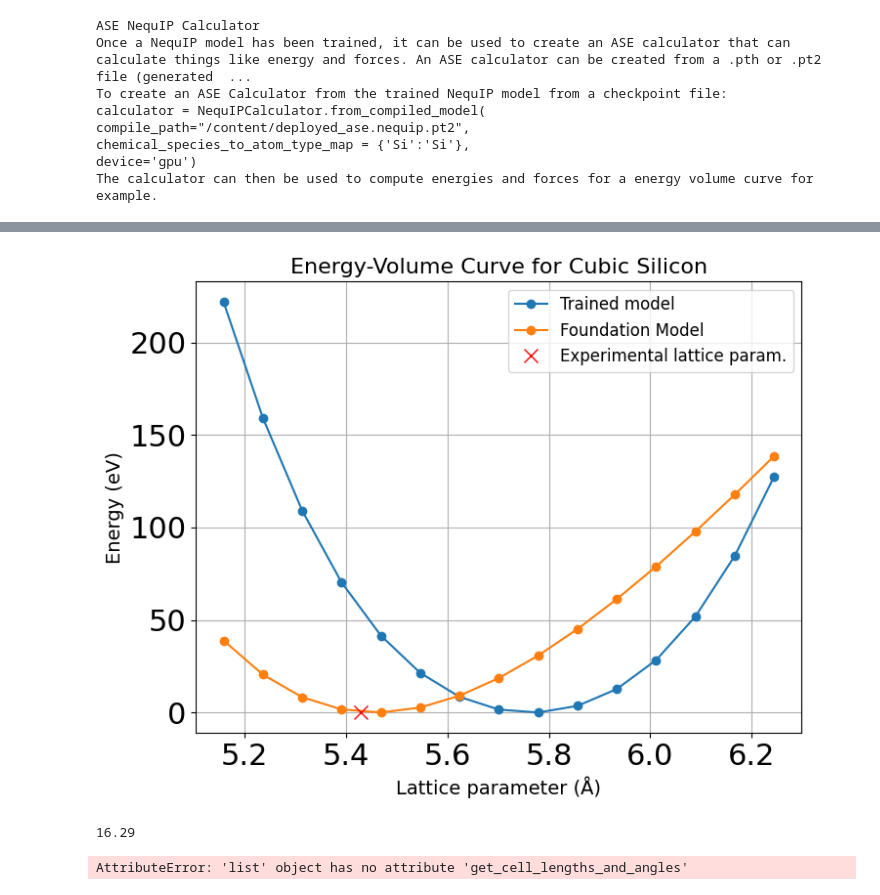
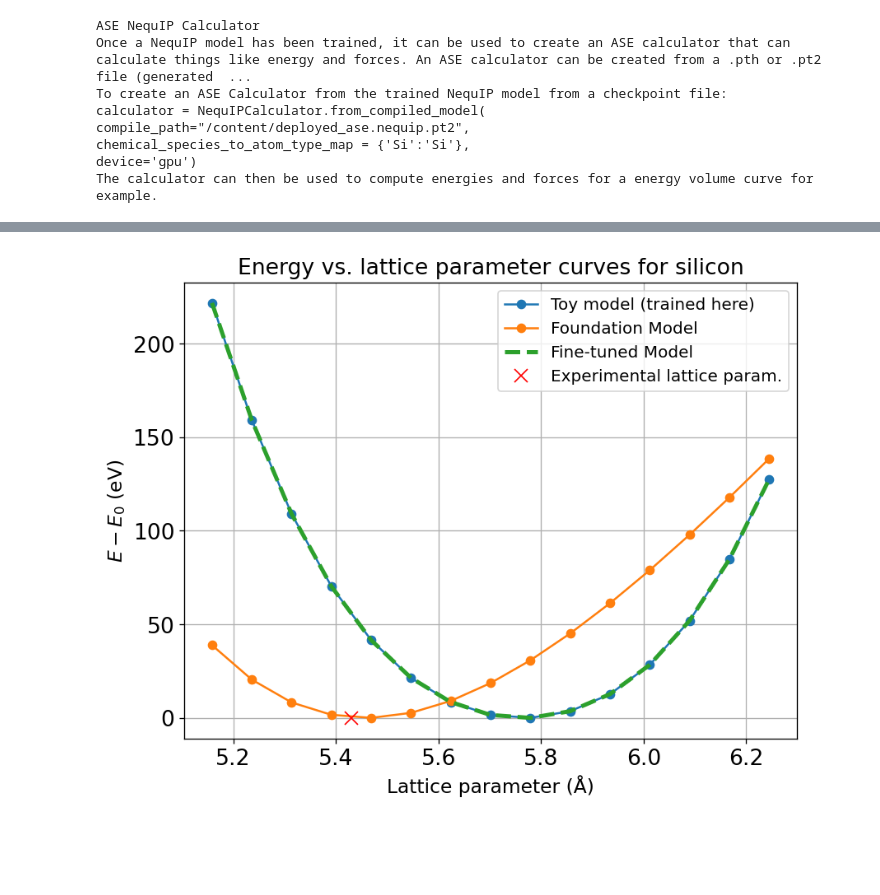
Before and after one commit to mir-group/nequip-tutorial, a Jupyter notebook: NequIP_Tutorial.ipynb, the cells around one changed output, grey strips where cells are left out. Drawn from its saved outputs; the diff is of its cells as text; code cells hidden in the pictures; blank space fills up the shorter version.

Commit message:
updates on fine-tuning

```diff
--- a/NequIP_Tutorial.ipynb
+++ b/NequIP_Tutorial.ipynb
@@ -727,0 +797,4 @@ plt.show()
+# %%
+ckpt_path = "/content/results/best.ckpt"
+ase_output_path = "/content/finetuned_ase.nequip.pt2"
+!nequip-compile --mode aotinductor --device cuda --target ase {ckpt_path} {ase_output_path}
@@ -728,64 +810,33 @@ plt.show()
 # %%
-# from ase.optimize import BFGS
-# from ase.constraints import UnitCellFilter
+#@title Running the foundation model ASE calculator
 
-# relaxed_structure = bulk("Si", crystalstructure="diamond", a=5.43, cubic=True)
-# relaxed_structure.calc = fm_calculator
-# # ucf = UnitCellFilter(relaxed_structure)
-# optimizer = BFGS(relaxed_structure)
-# optimizer.run(fmax=0.001)  # Convergence criterion: max force < 0.001 eV/Å
+ft_calculator = NequIPCalculator.from_compiled_model(
+    compile_path=ase_output_path,
+    chemical_species_to_atom_type_map = {'Si':'Si'},
+    device='cuda' )
 
-# Range of scaling factors for lattice constant
-scaling_factors = np.linspace(0.95, 1.15, 15)
-fm_volumes = []
-fm_energies = []
-volumes = []
-energies = []
-lattice_constants = []
+ft_energies = []
 for scale in scaling_factors:
-    # scaled_si = relaxed_structure.copy()
-    # new_cell = scaled_si.cell * scale
-    # scaled_si.set_cell(new_cell, scale_atoms=True)
     scaled_si = bulk("Si", crystalstructure="diamond", a=5.43 * scale, cubic=True)
     scaled_si *= (3, 3, 3)  # Make a supercell (3x3x3) to get 216 atoms
-    scaled_si.calc = fm_calculator
-    fm_volume = scaled_si.get_volume()
-    fm_energy = scaled_si.get_potential_energy()
+    scaled_si.calc = ft_calculator
+    ft_energies.append(scaled_si.get_potential_energy())
 
-    scaled_si.calc = calculator
-    energies.append(scaled_si.get_potential_energy())
-
-    lattice_constant = scaled_si.cell.lengths()[0]/3
-    fm_volumes.append(fm_volume)
-    fm_energies.append(fm_energy)
-    lattice_constants.append(lattice_constant)
-
-
-plt.figure(figsize=(8, 6))
+plt.figure(figsize=(8, 6), dpi=120)
 plt.plot(lattice_constants, energies-min(energies), marker='o',
-         label="Trained model")
+         label="Toy model (trained here)")
 plt.plot(lattice_constants, fm_energies-min(fm_energies), marker='o',
          label="Foundation Model")
+plt.plot(lattice_constants, ft_energies-min(ft_energies), '--',
+         linewidth=3, label="Fine-tuned Model")
 plt.plot(5.43, 0, 'x', color='red',
          markersize=10, label="Experimental lattice param.")
-# plt.xlabel("Volume (Å³)", fontsize=14)
 plt.xlabel("Lattice parameter (Å)", fontsize=14)
-plt.ylabel("Energy (eV)", fontsize=14)
-plt.title("Energy-Volume Curve for Cubic Silicon", fontsize=16)
+plt.ylabel("$E - E_0$ (eV)", fontsize=14)
+plt.title("Energy vs. lattice parameter curves for silicon", fontsize=16)
 plt.legend(fontsize=12)
 plt.grid()
-plt.savefig("FM_comparison.png", dpi=350)
+plt.savefig("finetuned_comparison.png", dpi=300)
 plt.show()
 # %% [output]
-[figure, old version]
+[figure, new version]
-# %%
-structure = bulk("Si", crystalstructure="diamond", a=5.43, cubic=True)
-structure *= (3, 3, 3)
-lattice_constanst = structure.cell.lengths()[0]
-print(lattice_constanst)
-# %% [output]
-16.29
-# %%
-lattice_constants.get_cell_lengths_and_angles()
-# %% [output]
-AttributeError: 'list' object has no attribute 'get_cell_lengths_and_angles'
```
Also changed, not shown: parts of 14 cells of this notebook.
